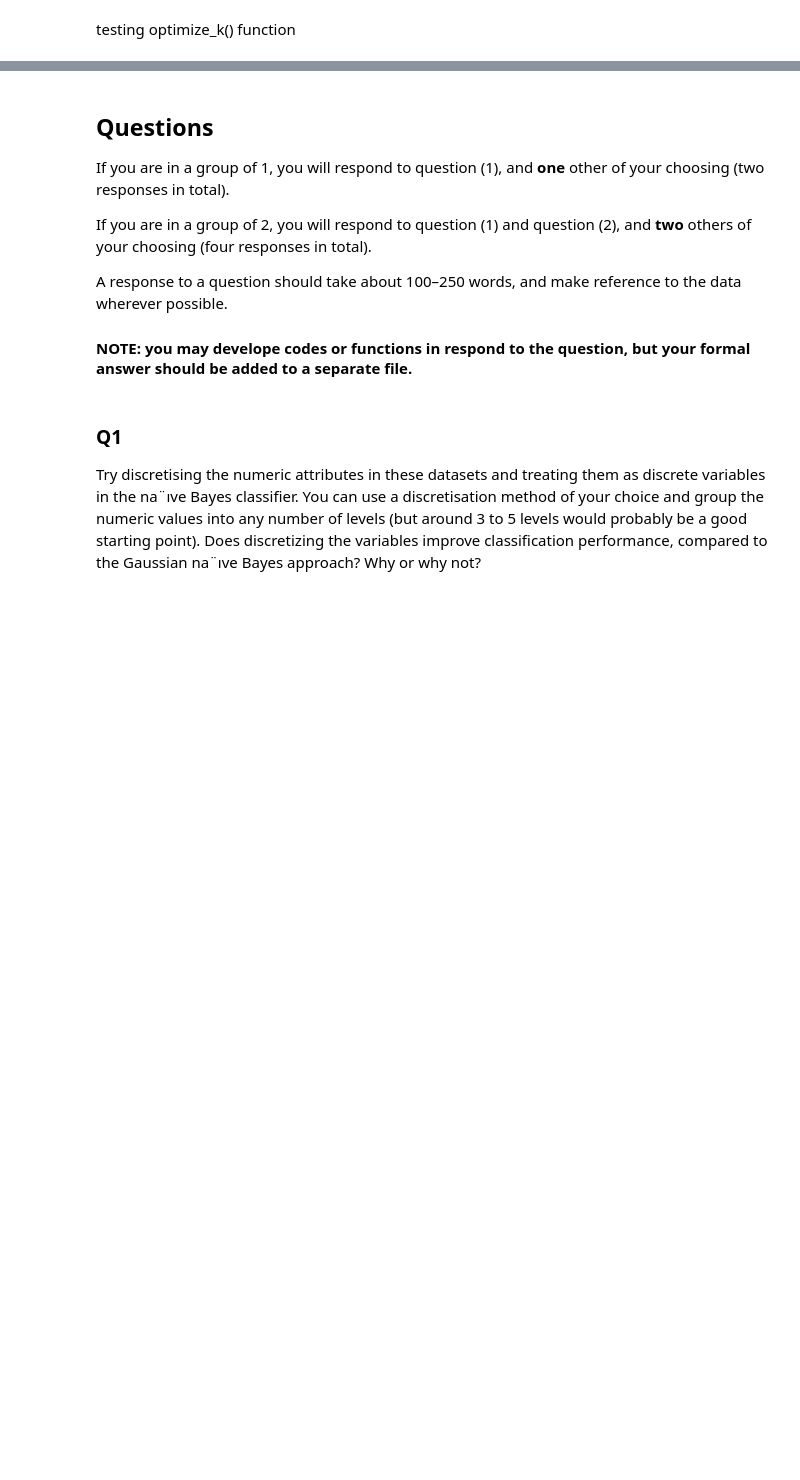
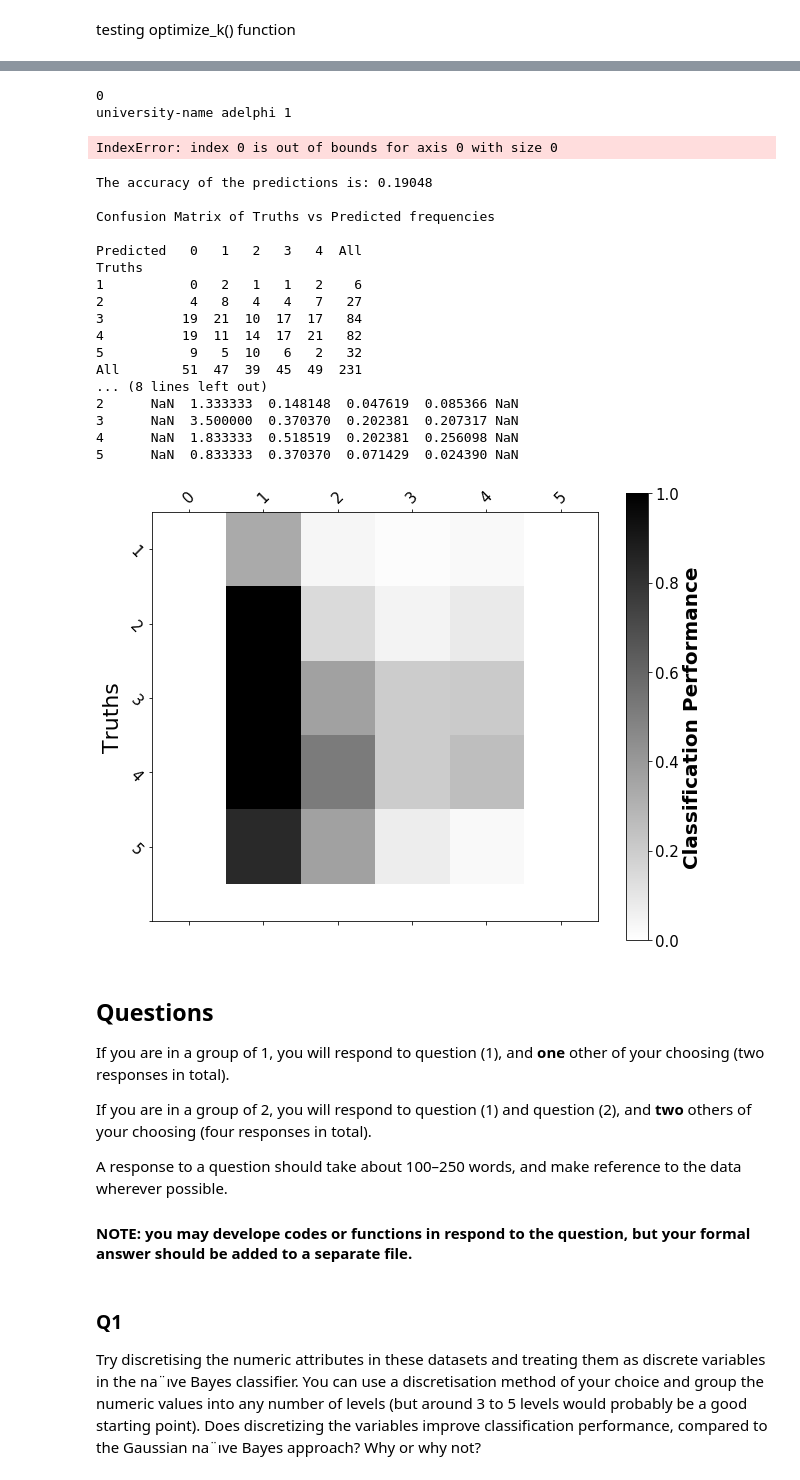
Before and after one commit to wisdomleck/Machine_Learning_A1, a Jupyter notebook: Assignment_1_Michael.ipynb, the cells around one changed output, grey strips where cells are left out. Cells and saved outputs as stored; diff of their text form; code cells hidden in the pictures; blank space fills up the shorter version.

Commit message:
Evaluation function now displays weighted precision, recall, specificity

```diff
--- a/Assignment_1_Michael.ipynb
+++ b/Assignment_1_Michael.ipynb
@@ -193,5 +185,4 @@ def preprocess(df, filename):
 # %%
-filename = "university"
-df = read_data(filename)
-df = preprocess(df, filename)
-df.head()
+# filename = "university"
+# df = read_data(filename)
+# df, filename = preprocess(df, filename)
@@ -650,6 +331,0 @@ def nb(row, attribute_priors, class_priors):
-# %%
-# This function should evaliate the prediction performance by comparing your model’s class outputs to ground
-# truth labels
-
-def evaluate():
-    return
@@ -655,0 +463,2 @@ def evaluate():
+# %%
+dataframe = df
@@ -655,0 +666,2 @@ def evaluate():
+# %%
+df, filename = preprocess(df, filename)
@@ -656,3 +670,33 @@ def evaluate():
+# %%
+predictions = predict(df, model)
+dataframe = df
+# %% [output]
+0
+university-name adelphi 1
+IndexError: index 0 is out of bounds for axis 0 with size 0
+# %%
+#testPred = predictions
+testTruth = df['CLASS'].tolist()
+evaluate(testTruth, testPred)
+# %% [output]
+The accuracy of the predictions is: 0.19048
+
+Confusion Matrix of Truths vs Predicted frequencies
+
+Predicted   0   1   2   3   4  All
+Truths
+1           0   2   1   1   2    6
+2           4   8   4   4   7   27
+3          19  21  10  17  17   84
+4          19  11  14  17  21   82
+5           9   5  10   6   2   32
+All        51  47  39  45  49  231
+... (8 lines left out)
+2      NaN  1.333333  0.148148  0.047619  0.085366 NaN
+3      NaN  3.500000  0.370370  0.202381  0.207317 NaN
+4      NaN  1.833333  0.518519  0.202381  0.256098 NaN
+5      NaN  0.833333  0.370370  0.071429  0.024390 NaN
+[figure, added]
 # %% [markdown]
 ## Questions
 
```
Also changed, not shown: parts of 48 cells of this notebook.
